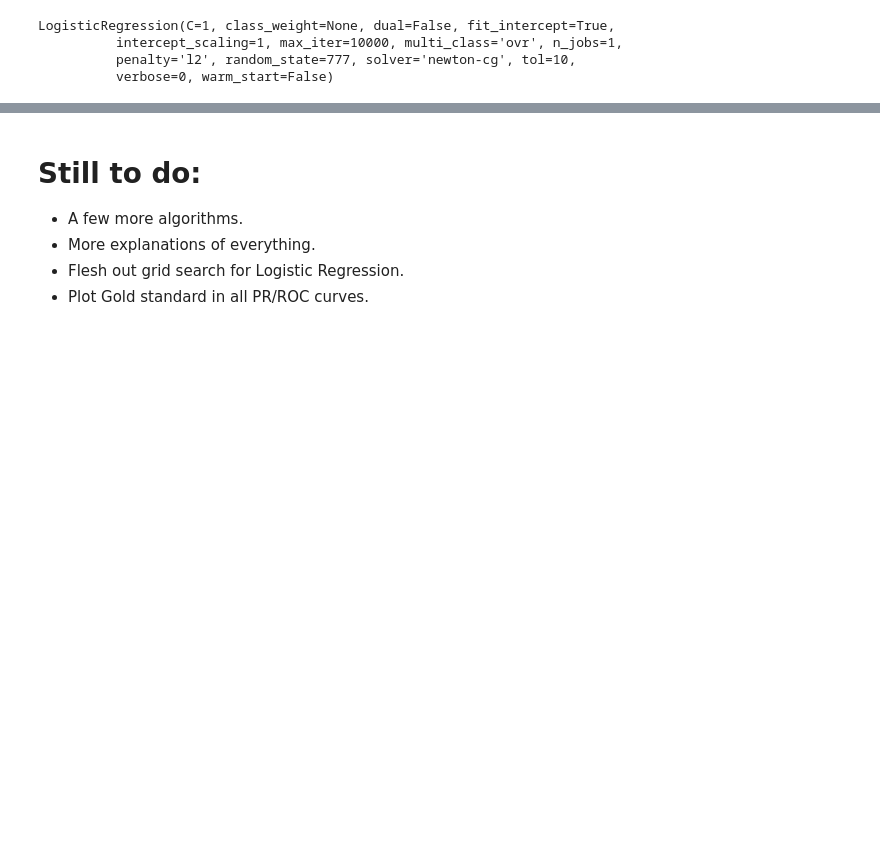
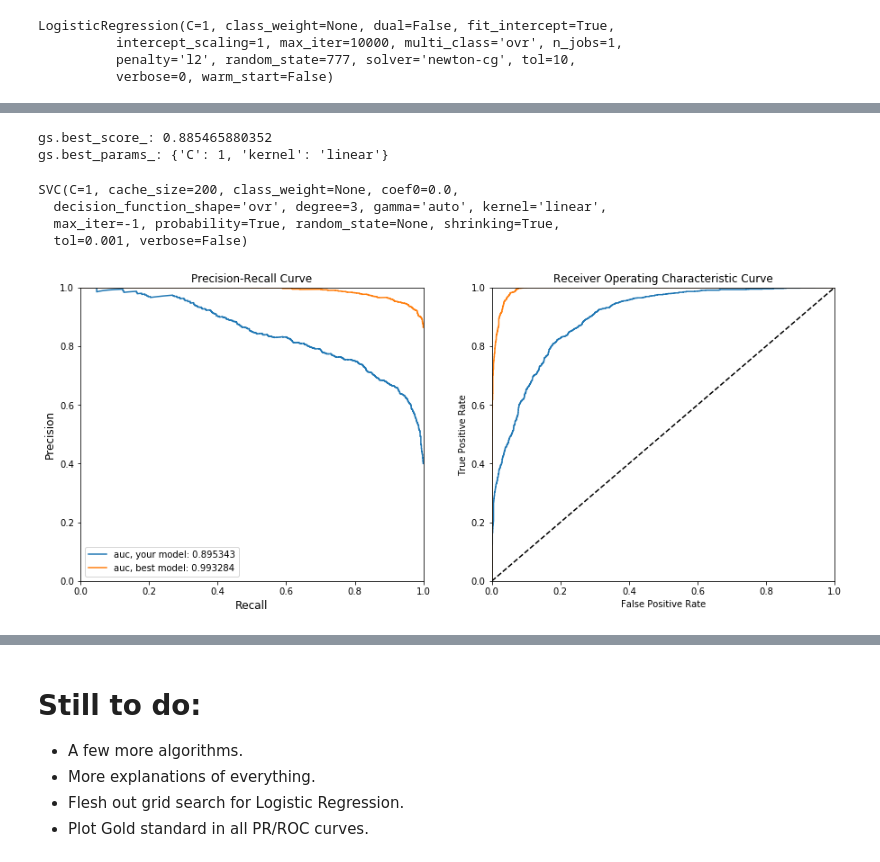
Before and after one commit to silburt/astrostats_workshop, a Jupyter notebook: Stability_Workbook.ipynb, the cells around one changed output, grey strips where cells are left out. Saved outputs shown, nothing was run; the diff lists cells and outputs as text; code cells hidden in the pictures; blank space fills up the shorter version.

```diff
--- a/Stability_Workbook.ipynb
+++ b/Stability_Workbook.ipynb
@@ -177,3 +212,36 @@ PR_ROC_curve(LR_best, Xtest, ytest)
+# %%
+from sklearn.svm import SVC
+fold = KFold(n_splits=3, shuffle=False, random_state=None)
+grid = {
+    'C': [1, 1e-3],
+    'kernel': ['rbf','linear']
+}
+clf = SVC()
+
+# Search over grid
+gs = GridSearchCV(clf, grid, scoring='roc_auc', cv=fold)
+# %%
+# perform grid search, might take a minute!
+gs.fit(Xtrain, ytrain)
+print ('gs.best_score_:', gs.best_score_)
+print ('gs.best_params_:', gs.best_params_)
+# %% [output]
+gs.best_score_: 0.885465880352
+gs.best_params_: {'C': 1, 'kernel': 'linear'}
+# %%
+# Load and train best model
+SVC_best = SVC(C=gs.best_params_['C'], kernel=gs.best_params_['kernel'], probability=True)
+SVC_best.fit(Xtrain, ytrain)
+# %% [output]
+SVC(C=1, cache_size=200, class_weight=None, coef0=0.0,
+  decision_function_shape='ovr', degree=3, gamma='auto', kernel='linear',
+  max_iter=-1, probability=True, random_state=None, shrinking=True,
+  tol=0.001, verbose=False)
+# %%
+# Generate PR/ROC curves
+PR_ROC_curve(SVC_best, Xtest, ytest, test_i)
+# %% [output]
+[figure, added]
 # %% [markdown]
 ## Improving the models:
 Now that you have the basics of how to:
```
Also changed, not shown: parts of 14 cells of this notebook.
